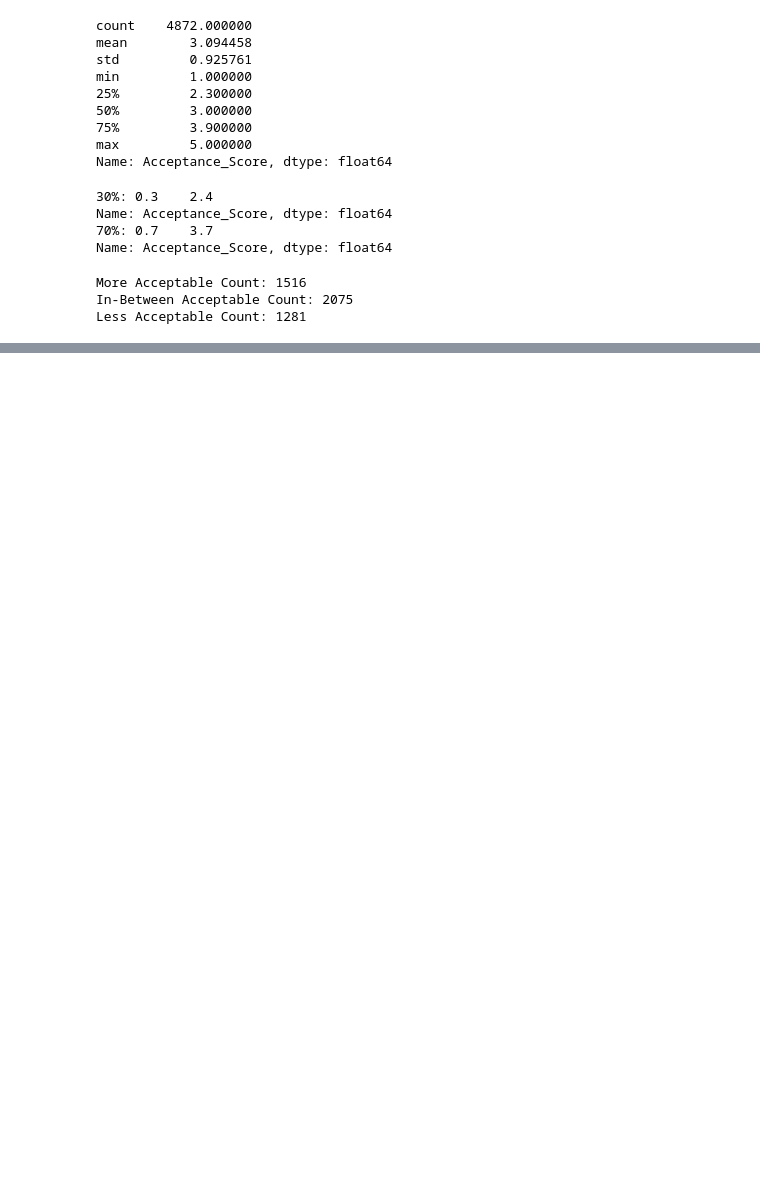
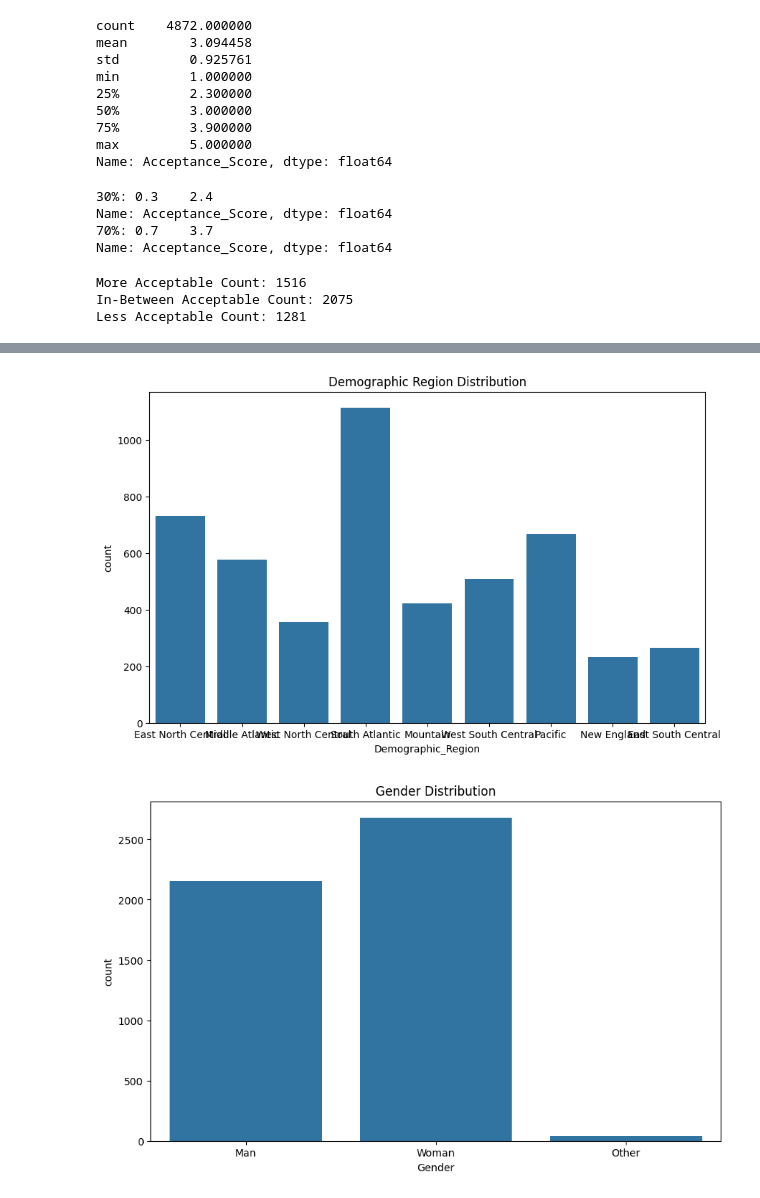
Before and after one commit to EvaW01/schulich_ai_fundamentals, a Jupyter notebook: accptcar_updated_eda.ipynb, the cells around one changed output, grey strips where cells are left out. Cells and saved outputs as stored; diff of their text form; code cells hidden in the pictures; blank space fills up the shorter version.

```diff
--- a/accptcar_updated_eda.ipynb
+++ b/accptcar_updated_eda.ipynb
@@ -629,0 +701,33 @@ Index(['Widespread_use_SelfDrive_Car', 'Choice_drive_SelfDrive_Car',
+# %%
+# Demographic_Region
+plt.figure(figsize=(10, 6))
+sns.countplot(x='Demographic_Region', data=accpt_selfdrive_car)
+plt.title('Demographic Region Distribution')
+plt.show()
+
+# Gender
+plt.figure(figsize=(10, 6))
+sns.countplot(x='Gender', data=accpt_selfdrive_car)
+plt.title('Gender Distribution')
+plt.show()
+
+# Education_Degree
+plt.figure(figsize=(10, 6))
+sns.countplot(x='Education_Degree', data=accpt_selfdrive_car)
+plt.title('Education Degree Distribution')
+plt.show()
+
+# Ethnicity
+plt.figure(figsize=(10, 6))
+sns.countplot(x='Ethnicity', data=accpt_selfdrive_car)
+plt.title('Ethnicity Distribution')
+plt.show()
+
+# Ideology
+plt.figure(figsize=(10, 6))
+sns.countplot(x='Ideology', data=accpt_selfdrive_car)
+plt.title('Ideology Distribution')
+plt.show()
+# %% [output]
+[figure, added]
+[figure, added]
```
Also changed, not shown: parts of 26 cells of this notebook.
